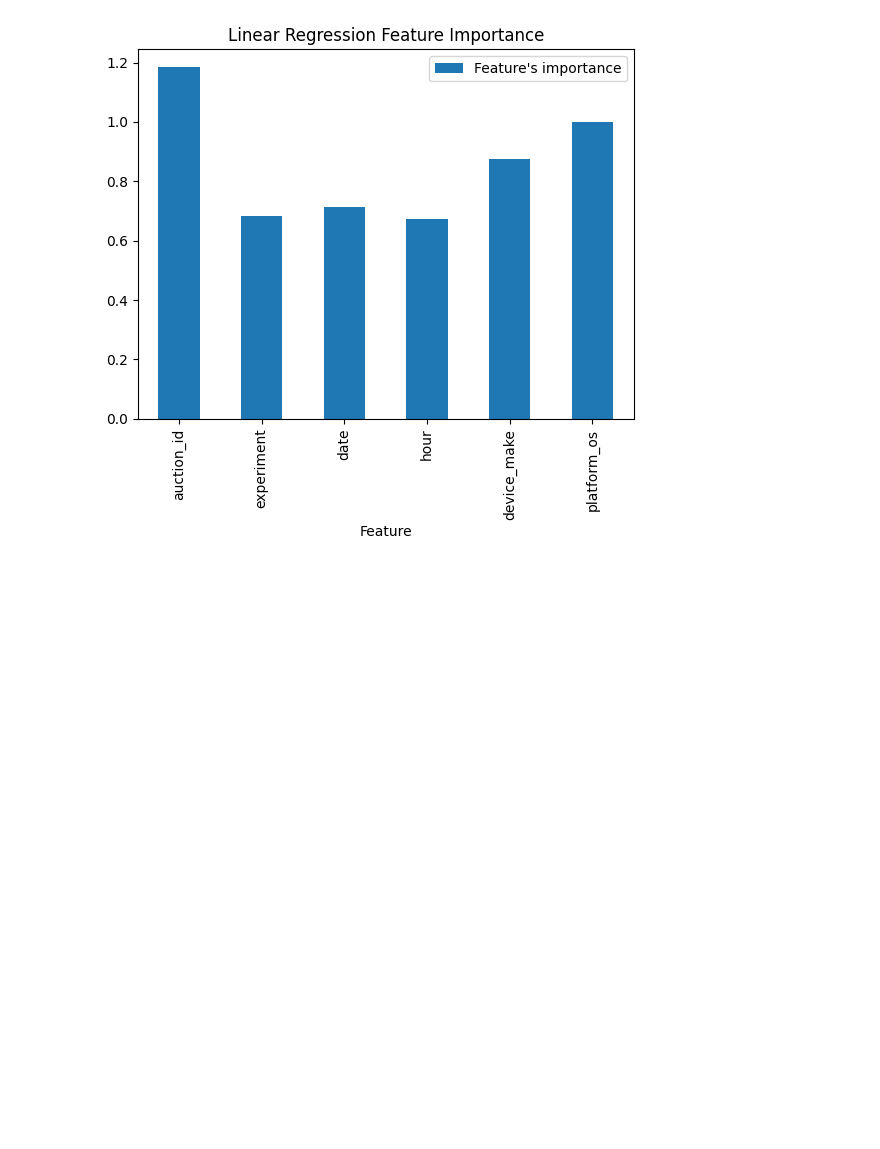
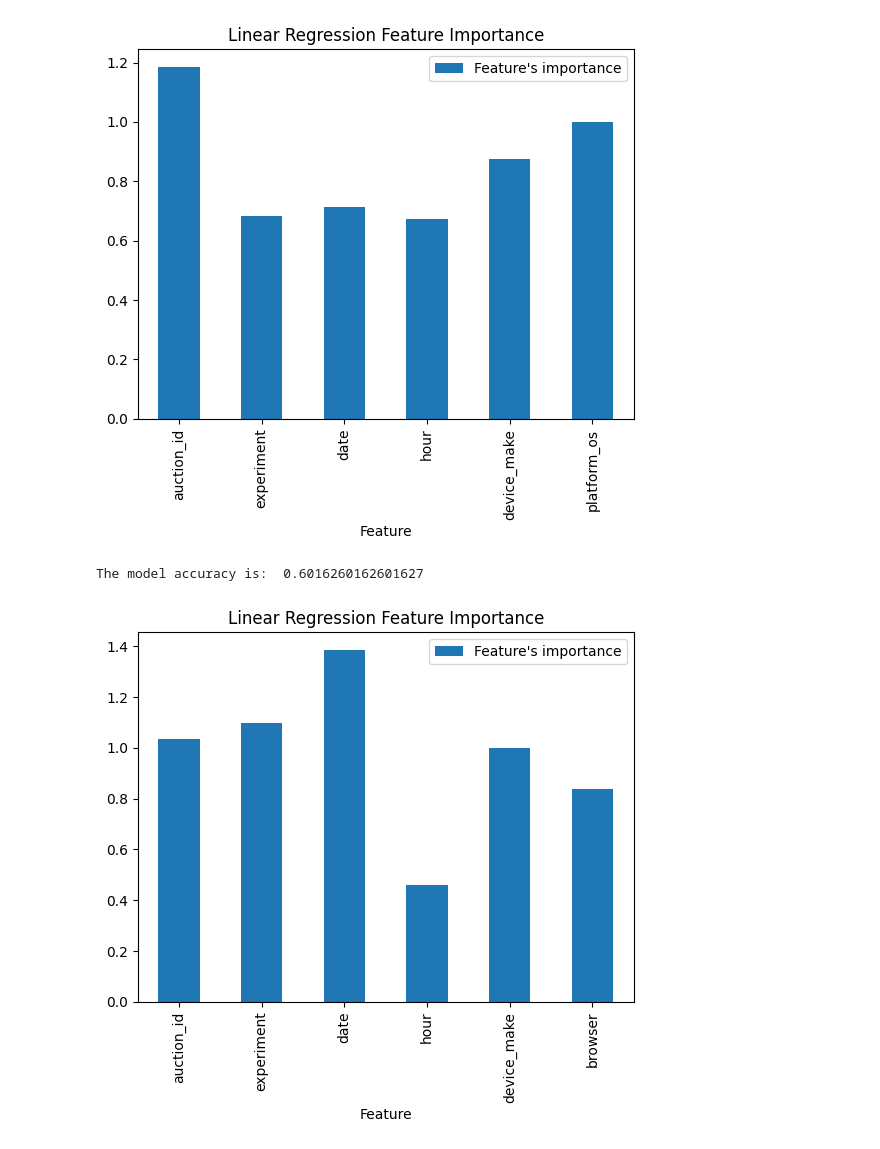
Before and after one commit to nahomHmichael/abtest-mlops, a Jupyter notebook: notebooks/AB_ML_Test.ipynb, the cells around one changed output. Drawn from its saved outputs; the diff is of its cells as text; code cells hidden in the pictures; blank space fills up the shorter version.

Commit message:
Update: plat_5 data feature importance

```diff
--- a/notebooks/AB_ML_Test.ipynb
+++ b/notebooks/AB_ML_Test.ipynb
@@ -239,3 +239,8 @@ mlm.evaluate_model(model3, facebook_data, facebook_set[2], facebook_set[3], "Lin
 # %% [output]
 The model accuracy is:  0.6875
 [figure]
+# %%
+mlm.evaluate_model(model4, plat_5_data, platform_5_set[2], platform_5_set[3], "Linear Regression", globals())
+# %% [output]
+The model accuracy is:  0.6016260162601627
+[figure, added]
```
Also changed, not shown: 12 other files.
